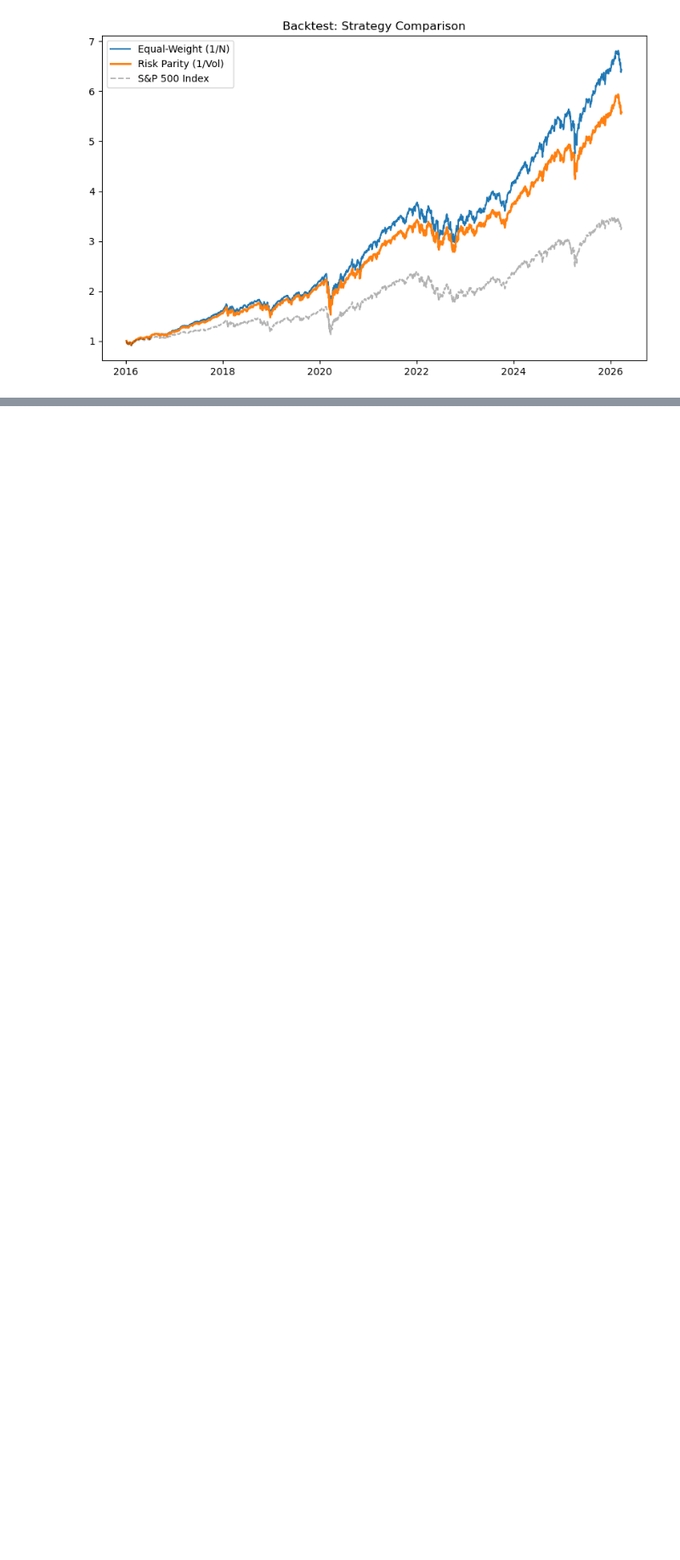
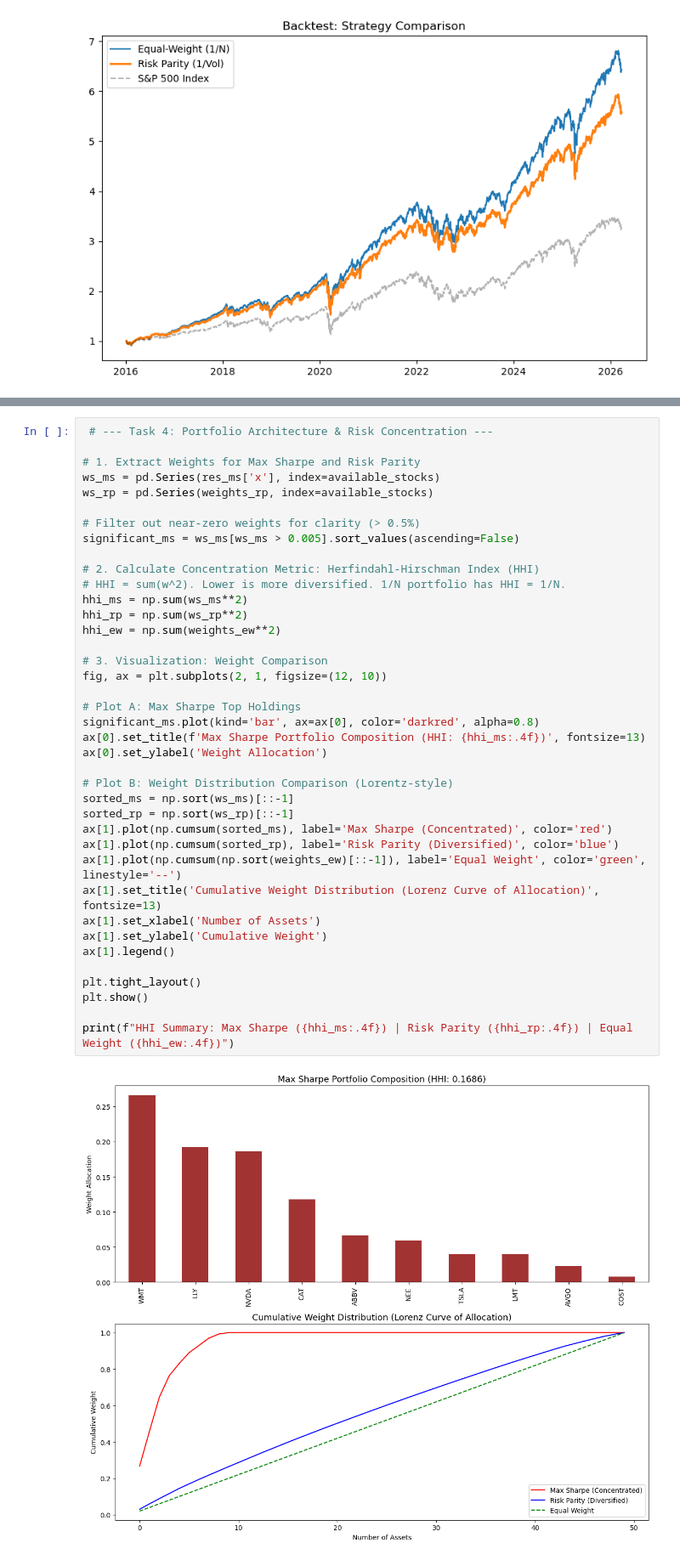
Before and after one commit to Arakushima/Quant_Week3_Portfolio_Optimization_MVO, a Jupyter notebook: Week3_Portfolio_Optimization_MVO.ipynb, the cells around one changed output, grey strips where cells are left out. Shown at 85% size. Cells and saved outputs as stored; diff of their text form; blank space fills up the shorter version.

```diff
--- a/Week3_Portfolio_Optimization_MVO.ipynb
+++ b/Week3_Portfolio_Optimization_MVO.ipynb
@@ -252 +252,42 @@ Simulating 100000 portfolios with Dirichlet mixed-sampling...
 Full analysis complete.
+# %%
+ # --- Task 4: Portfolio Architecture & Risk Concentration ---
+
+# 1. Extract Weights for Max Sharpe and Risk Parity
+ws_ms = pd.Series(res_ms['x'], index=available_stocks)
+ws_rp = pd.Series(weights_rp, index=available_stocks)
+
+# Filter out near-zero weights for clarity (> 0.5%)
+significant_ms = ws_ms[ws_ms > 0.005].sort_values(ascending=False)
+
+# 2. Calculate Concentration Metric: Herfindahl-Hirschman Index (HHI)
+# HHI = sum(w^2). Lower is more diversified. 1/N portfolio has HHI = 1/N.
+hhi_ms = np.sum(ws_ms**2)
+hhi_rp = np.sum(ws_rp**2)
+hhi_ew = np.sum(weights_ew**2)
+
+# 3. Visualization: Weight Comparison
+fig, ax = plt.subplots(2, 1, figsize=(12, 10))
+
+# Plot A: Max Sharpe Top Holdings
+significant_ms.plot(kind='bar', ax=ax[0], color='darkred', alpha=0.8)
+ax[0].set_title(f'Max Sharpe Portfolio Composition (HHI: {hhi_ms:.4f})', fontsize=13)
+ax[0].set_ylabel('Weight Allocation')
+
+# Plot B: Weight Distribution Comparison (Lorentz-style)
+sorted_ms = np.sort(ws_ms)[::-1]
+sorted_rp = np.sort(ws_rp)[::-1]
+ax[1].plot(np.cumsum(sorted_ms), label='Max Sharpe (Concentrated)', color='red')
+ax[1].plot(np.cumsum(sorted_rp), label='Risk Parity (Diversified)', color='blue')
+ax[1].plot(np.cumsum(np.sort(weights_ew)[::-1]), label='Equal Weight', color='green', linestyle='--')
+ax[1].set_title('Cumulative Weight Distribution (Lorenz Curve of Allocation)', fontsize=13)
+ax[1].set_xlabel('Number of Assets')
+ax[1].set_ylabel('Cumulative Weight')
+ax[1].legend()
+
+plt.tight_layout()
+plt.show()
+
+print(f"HHI Summary: Max Sharpe ({hhi_ms:.4f}) | Risk Parity ({hhi_rp:.4f}) | Equal Weight ({hhi_ew:.4f})")
+# %% [output]
+[figure, added]
```
Also changed, not shown: parts of 2 cells of this notebook.
